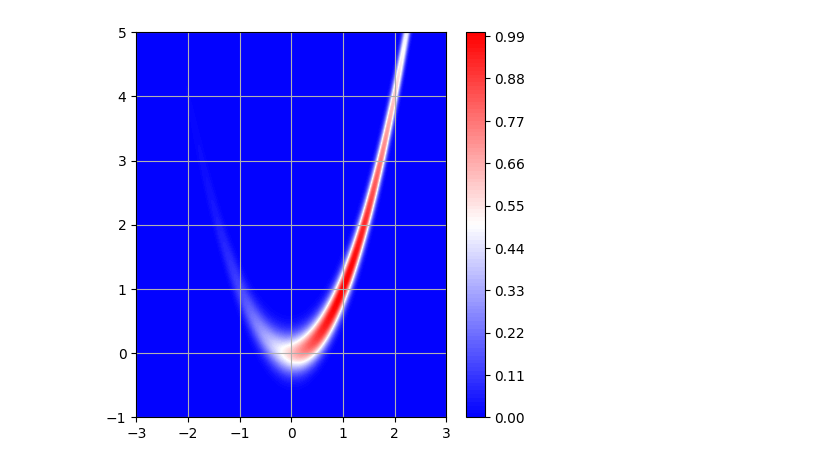
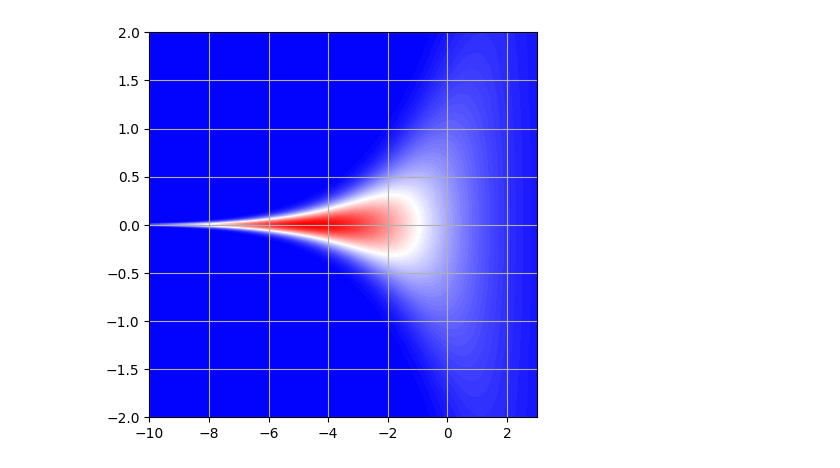
Before and after one commit to alexxthiery/mcjax, a Jupyter notebook: notebooks/variational/Funnel_doubleStochVI.ipynb, the cells around one changed output. Drawn from its saved outputs; the diff is of its cells as text; code cells hidden in the pictures.

```diff
--- a/notebooks/variational/Funnel_doubleStochVI.ipynb
+++ b/notebooks/variational/Funnel_doubleStochVI.ipynb
@@ -37,19 +29,23 @@ logdensity_batch = jax.vmap(logdensity)
+# %%
+
+dist = NealFunnel()
+logdensity = dist.logdensity
+logdensity_batch = jax.vmap(logdensity)
 # %%
-xmin, xmax = -3, 3
-ymin, ymax = -1, 5
+xmin, xmax = -10, 3
+ymin, ymax = -2, 2
 X, Y, Z = evaluate_on_grid_2d(
     func_batch=logdensity_batch,
     xlim=(xmin, xmax),
     ylim=(ymin, ymax),
     Nx=500,
     Ny=500
 )
 
 # plot the logpdf
 plt.figure(figsize=(5, 5))
 plt.contourf(X, Y, jnp.exp(Z), 100, cmap='bwr', origin='lower')
-plt.colorbar()
 plt.grid()
 # %% [output]
-[figure, old version]
+[figure, new version]
 # %%
```
Also changed, not shown: parts of 28 cells of this notebook, 4 other files.
